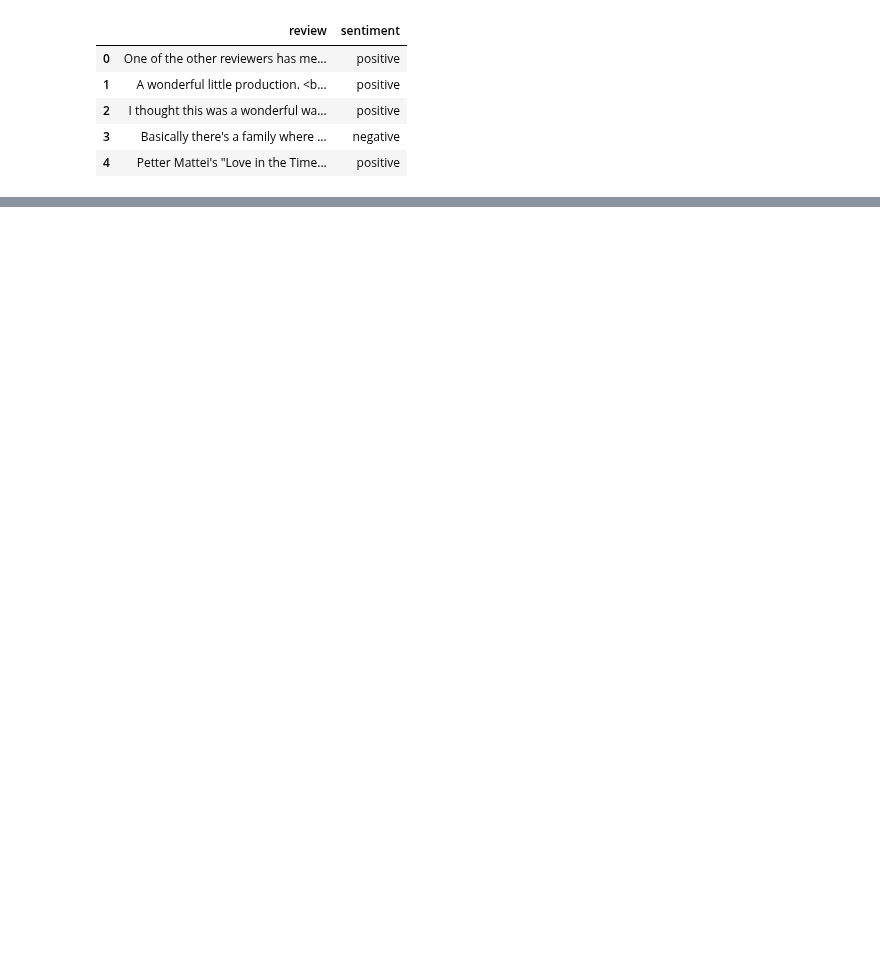
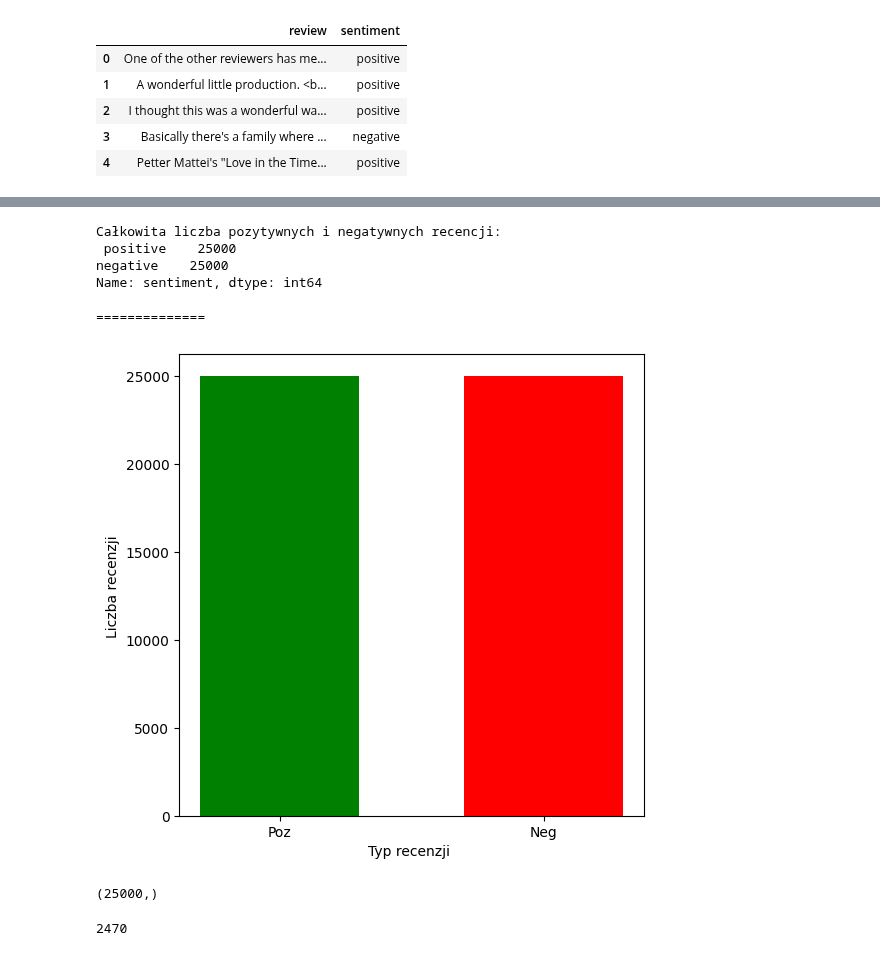
Before and after one commit to adalbertii/modele-NLP, a Jupyter notebook: NLP_Data_Preprocessing_and_Cleaning.ipynb, the cells around one changed output, grey strips where cells are left out. Drawn from its saved outputs; the diff is of its cells as text; code cells hidden in the pictures; blank space fills up the shorter version.

```diff
--- a/NLP_Data_Preprocessing_and_Cleaning.ipynb
+++ b/NLP_Data_Preprocessing_and_Cleaning.ipynb
@@ -15,0 +105,28 @@ train_df.head()
+# %%
+print('Całkowita liczba pozytywnych i negatywnych recencji:\n'.format(),count)
+# %% [output]
+Całkowita liczba pozytywnych i negatywnych recencji:
+ positive    25000
+negative    25000
+Name: sentiment, dtype: int64
+# %%
+print("==============")
+# Definicja funkcji do utworzenia wykresu liczby negatywnych i pozytywnych recencji.
+# Wykorzystanie matplotlib
+def plot_counts(count_good,count_bad):
+    plt.rcParams['figure.figsize']=(6,6)
+    plt.bar('Poz',count_good,width=0.6,label='Recencje pozytywne',color='Green')
+   # plt.legend()
+    plt.bar('Neg',count_bad,width=0.6,label='Recenzje negatywne',color='Red')
+    #plt.legend()
+    plt.ylabel('Liczba recenzji ')
+    plt.xlabel('Typ recenzji ')
+    plt.show()
+# %% [output]
+==============
+# %%
+count_good=train_df[train_df['sentiment']=='positive']
+count_bad=train_df[train_df['sentiment']=='negative']
+plot_counts(len(count_good),len(count_bad))
+# %% [output]
+[figure, added]
@@ -15,0 +153,9 @@ train_df.head()
+# %%
+count_good_words.shape
+# %% [output]
+(25000,)
+# %%
+m = max(count_good_words)
+m
+# %% [output]
+2470
```
Also changed, not shown: parts of 45 cells of this notebook.
